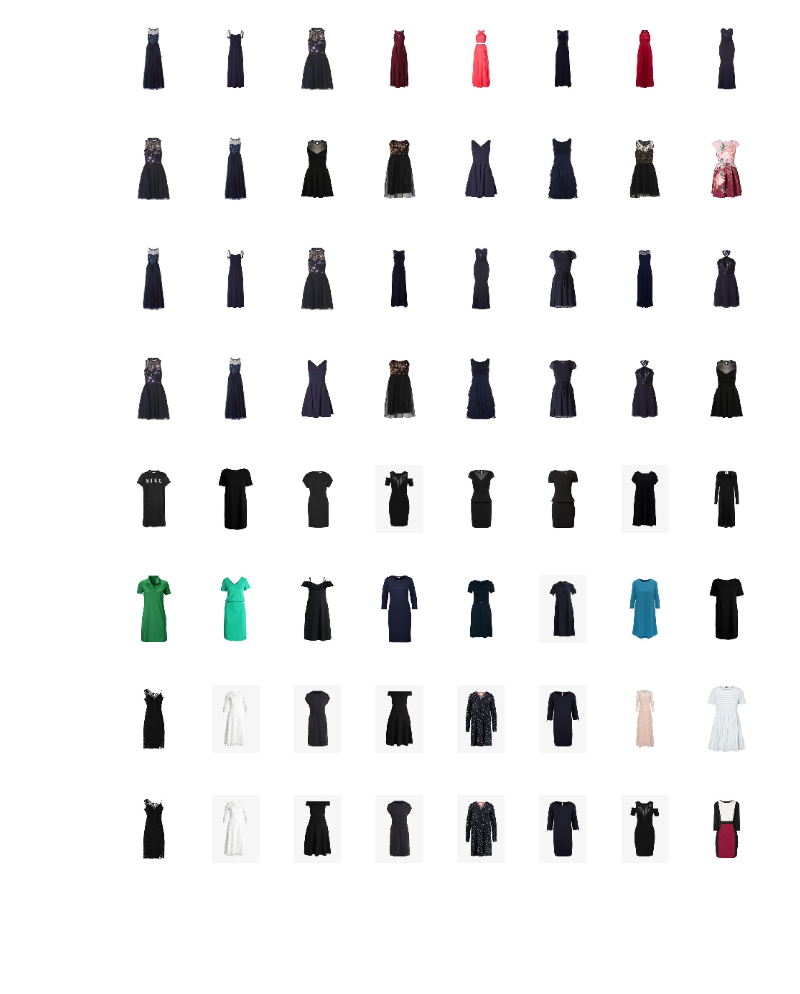
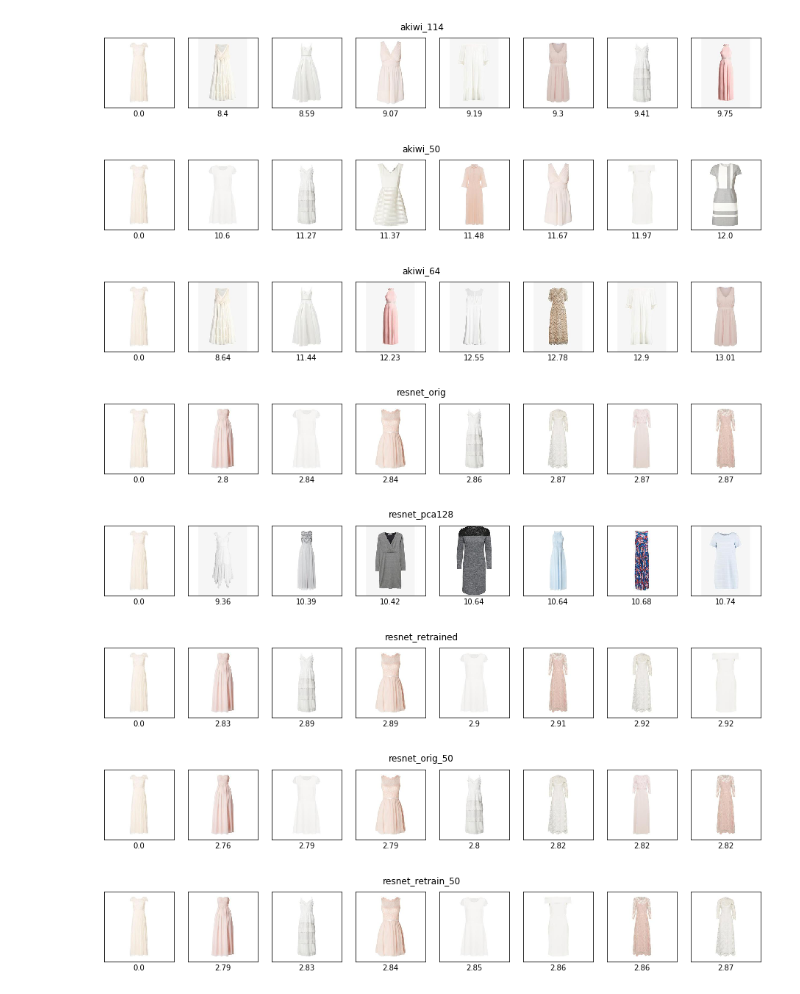
Before and after one commit to sonynka/fashion_gan, a Jupyter notebook: test_search_features.ipynb, the cells around one changed output. Saved outputs shown, nothing was run; the diff lists cells and outputs as text; code cells hidden in the pictures; blank space fills up the shorter version.

```diff
--- a/test_search_features.ipynb
+++ b/test_search_features.ipynb
@@ -42,0 +29,13 @@ f_resnet_114 = np.concatenate([f_resnet_orig_std, f_114_std*2], axis=1)
+# %%
+def concat_features(feat1, feat2):
+    feat_concat = np.concatenate([feat1, feat2], axis=1)
+    feat_concat = StandardScaler().fit_transform(feat_concat)
+    return feat_concat
+# %%
+f_path = './test_features/dresses_sample/'
+f_dirs = [f_dir for f_dir in os.listdir(f_path) if os.path.isdir(os.path.join(f_path, f_dir))]
+f_dirs = sorted(f_dirs)
+
+feat_dict = {}
+for f_dir in f_dirs:
+    feat_dict[f_dir] = load_features(os.path.join(f_path, f_dir), filenames)
@@ -43,16 +51,26 @@ f_resnet_114 = np.concatenate([f_resnet_orig_std, f_114_std*2], axis=1)
+# %%
+feat_dict['resnet_orig_50'] = concat_features(feat_dict['resnet_orig'], feat_dict['akiwi_50']*2)
+feat_dict['resnet_retrain_50'] = concat_features(feat_dict['resnet_retrained'], feat_dict['akiwi_50']*2)
 # %%
-def get_similar_imgs(img_path, img_files, features, num_imgs=8):
+def get_similar_imgs(img_path, img_files, features, title='', num_imgs=8):
 
     fig, axarr = plt.subplots(1, num_imgs, figsize=(num_imgs*2, 2))
+
     img_file_idx = img_files.index(img_path)
     img_feature = features[img_file_idx]
+
     dist = pairwise_distances(img_feature.reshape(1, -1), features)
     img_idxs = np.argsort(dist)[0].tolist()[:num_imgs]
+
+    feat_dim = features.shape[1]
 
     for i, img_idx in enumerate(img_idxs):
         img = Image.open(img_files[img_idx])
         ax = axarr[i]
-        ax.axis('off')
+        ax.set_xlabel(round(dist[0][img_idx] / feat_dim * 100, 2))
+        ax.set_xticks([])
+        ax.set_yticks([])
         ax.imshow(img)
 
+    fig.suptitle(title)
     plt.show()
@@ -67,28 +77,13 @@ for img in test:
-# %%
-for img in test:
-    get_similar_imgs(img, filelist, f_resnet_orig)
-# %% [output]
-[figure, removed]
-[figure, removed]
-# %%
-for img in test:
-    get_similar_imgs(img, filelist, f_resnet_114)s
-# %% [output]
-[figure, removed]
-[figure, removed]
-# %%
-for img in test:
-    get_similar_imgs(img, filelist, f_resnet_retrained)
-# %% [output]
-[figure, removed]
-[figure, removed]
-# %%
-for img in test:
-    get_similar_imgs(img, filelist, f_resnet_pca64)
-# %% [output]
-[figure, removed]
-# %%
-for img in test:
-    get_similar_imgs(img, filelist, f_resnet_pca128)
-# %% [output]
-[figure, removed]
+# %%
+img_path = './test_images/dresses_sample/9817815.jpg'
+for key, features in feat_dict.items():
+    get_similar_imgs(img_path, filelist, features, title=key)
+# %% [output]
+[figure, added]
+[figure, added]
+[figure, added]
+[figure, added]
+[figure, added]
+[figure, added]
+[figure, added]
+[figure, added]
```
Also changed, not shown: parts of 10 cells of this notebook, 2 other files.
